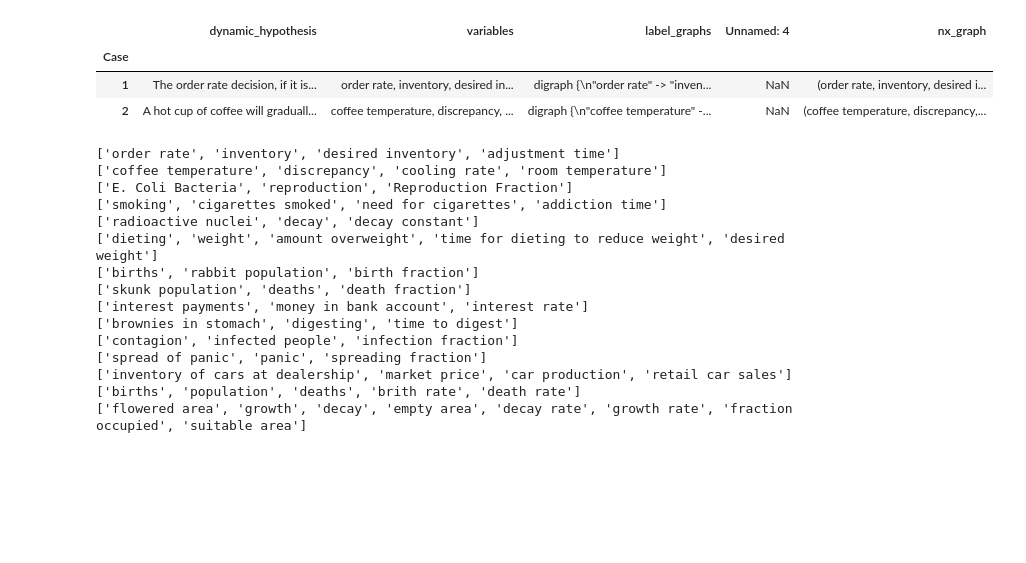
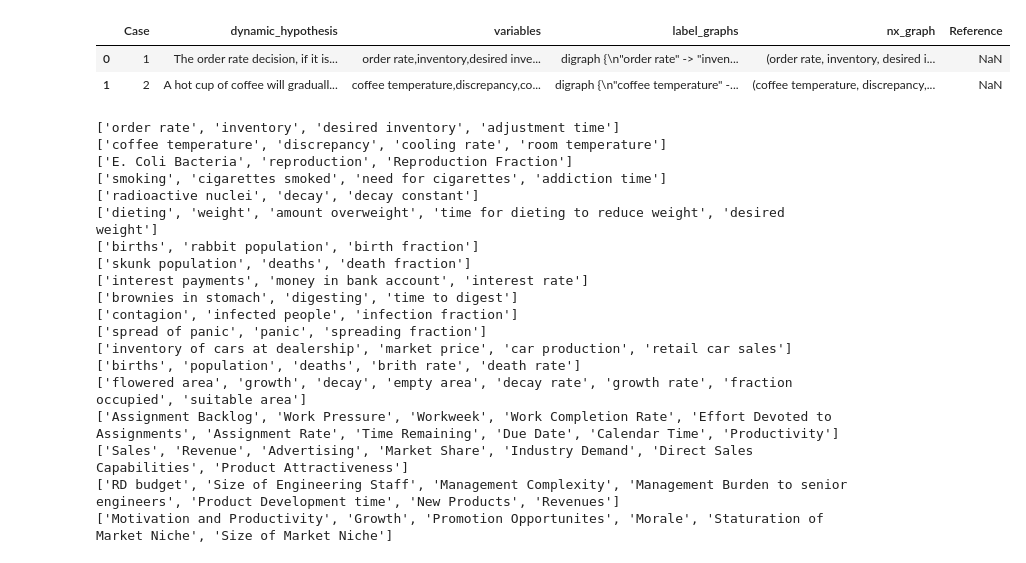
Before and after one commit to georgia-max/CldMaker, a Jupyter notebook: CldMaker/get_vars.ipynb, the cells around one changed output. Drawn from its saved outputs; the diff is of its cells as text; code cells hidden in the pictures; blank space fills up the shorter version.

```diff
--- a/CldMaker/get_vars.ipynb
+++ b/CldMaker/get_vars.ipynb
@@ -6,17 +6,14 @@ from graphviz_analysis import render_gvz
 # %%
-prompts_df = pd.read_csv('prompts.csv', index_col= 0, dtype= 'str')
-
+prompts_df = pd.read_csv('dataset/prompts_vars.csv', index_col= 0, dtype= 'str')
 
 # Transalte DOT format to networkx graph
 prompts_df['nx_graph'] = prompts_df['label_graphs'].apply(nx_analysis.graphviz_2_nx)
 display(prompts_df.head(2))
 # %% [output]
-|  | dynamic_hypothesis | variables | label_graphs | Unnamed: 4 | nx_graph |
-| Case |  |  |  |  |  |
-| 1 | The order rate decision, if it is... | order rate, inventory, desired in... | digraph {\n"order rate" -> "inven... | NaN | (order rate, inventory, desired i... |
-| 2 | A hot cup of coffee will graduall... | coffee temperature, discrepancy, ... | digraph {\n"coffee temperature" -... | NaN | (coffee temperature, discrepancy,... |
+|  | Case | dynamic_hypothesis | variables | label_graphs | nx_graph | Reference |
+| 0 | 1 | The order rate decision, if it is... | order rate,inventory,desired inve... | digraph {\n"order rate" -> "inven... | (order rate, inventory, desired i... | NaN |
+| 1 | 2 | A hot cup of coffee will graduall... | coffee temperature,discrepancy,co... | digraph {\n"coffee temperature" -... | (coffee temperature, discrepancy,... | NaN |
 # %%
-
 # Get the variables from the graph
 for ind in prompts_df.index:
     nxg = prompts_df['nx_graph'][ind]
@@ -24,8 +21,6 @@ for ind in prompts_df.index:
     print(nxg_nodes)
     delim = ','
     prompts_df['variables'][ind] = delim.join(nxg_nodes)
-
-# prompts_df['vars'] = prompts_df['nx_graph'].nodes()
 # %% [output]
 ['order rate', 'inventory', 'desired inventory', 'adjustment time']
 ['coffee temperature', 'discrepancy', 'cooling rate', 'room temperature']
@@ -42,3 +37,7 @@ for ind in prompts_df.index:
 ['inventory of cars at dealership', 'market price', 'car production', 'retail car sales']
 ['births', 'population', 'deaths', 'brith rate', 'death rate']
 ['flowered area', 'growth', 'decay', 'empty area', 'decay rate', 'growth rate', 'fraction occupied', 'suitable area']
+['Assignment Backlog', 'Work Pressure', 'Workweek', 'Work Completion Rate', 'Effort Devoted to Assignments', 'Assignment Rate', 'Time Remaining', 'Due Date', 'Calendar Time', 'Productivity']
+['Sales', 'Revenue', 'Advertising', 'Market Share', 'Industry Demand', 'Direct Sales Capabilities', 'Product Attractiveness']
+['RD budget', 'Size of Engineering Staff', 'Management Complexity', 'Management Burden to senior engineers', 'Product Development time', 'New Products', 'Revenues']
+['Motivation and Productivity', 'Growth', 'Promotion Opportunites', 'Morale', 'Staturation of Market Niche', 'Size of Market Niche']
```
Also changed, not shown: parts of 6 cells of this notebook, 16 other files.
